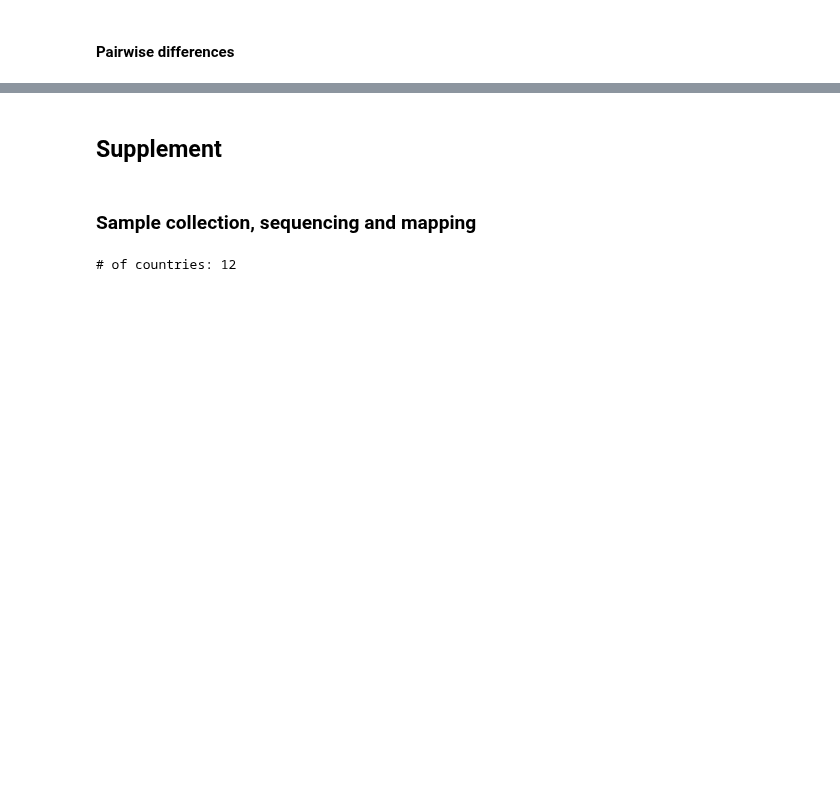
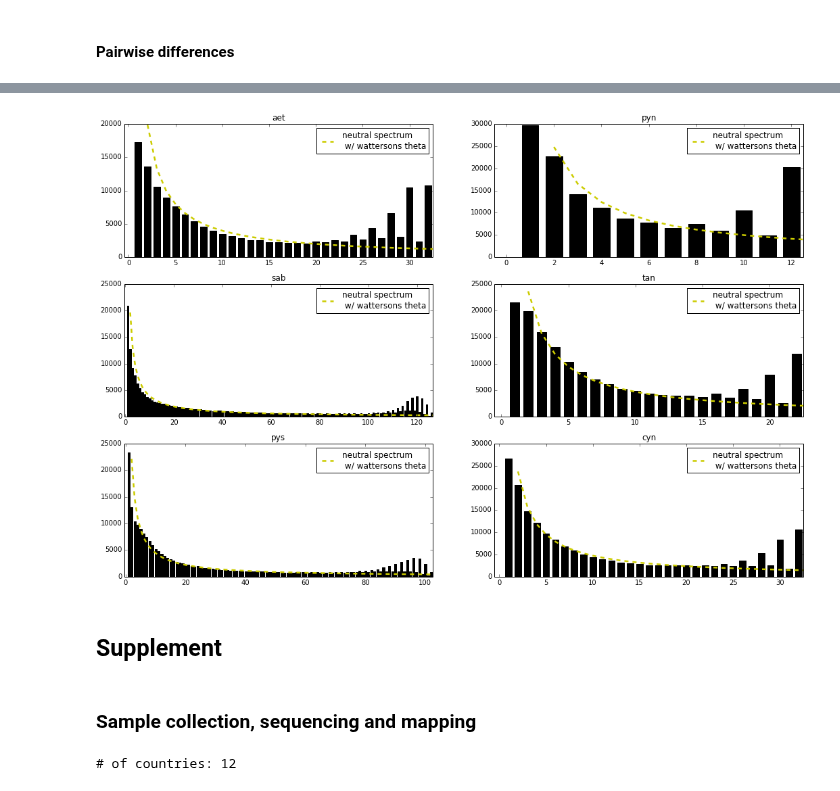
Before and after one commit to peterdfields/hs_vervet, a Jupyter notebook: notebooks/20140607_vervetpopgen_manuscript.ipynb, the cells around one changed output, grey strips where cells are left out. Cells and saved outputs as stored; diff of their text form; code cells hidden in the pictures; blank space fills up the shorter version.

```diff
--- a/notebooks/20140607_vervetpopgen_manuscript.ipynb
+++ b/notebooks/20140607_vervetpopgen_manuscript.ipynb
@@ -166,3 +353,11 @@ def pairwise_diff_mat(df):
+# %%
+fig=figure(figsize=(18,12))
+for i,key in enumerate(hists):
+    ax = fig.add_subplot(3,2,i+1)
+    plot_hist(*hists[key])
+    ax.set_title(key)
+# %% [output]
+[figure, added]
 # %% [markdown]
 ## Supplement
 # %% [markdown]
```
Also changed, not shown: parts of 35 cells of this notebook, 4 other files.
